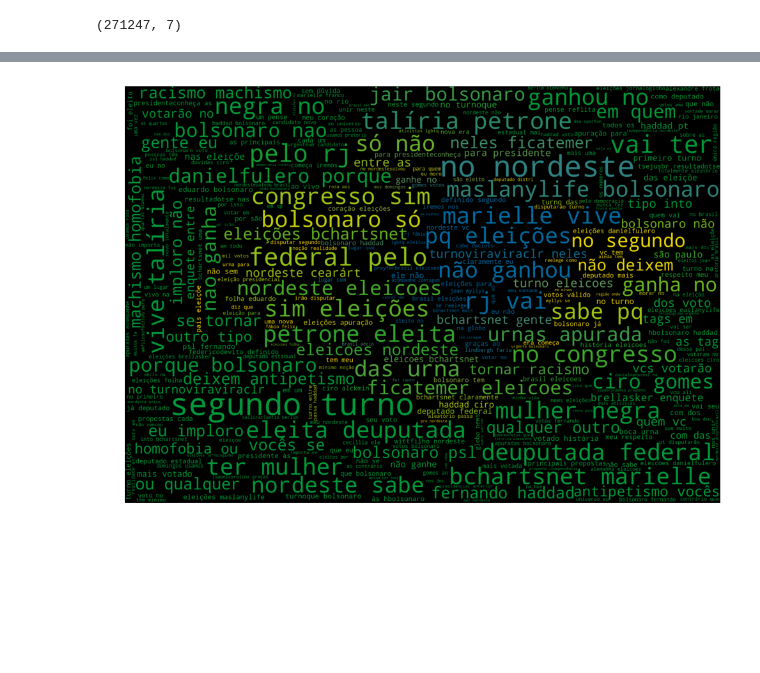
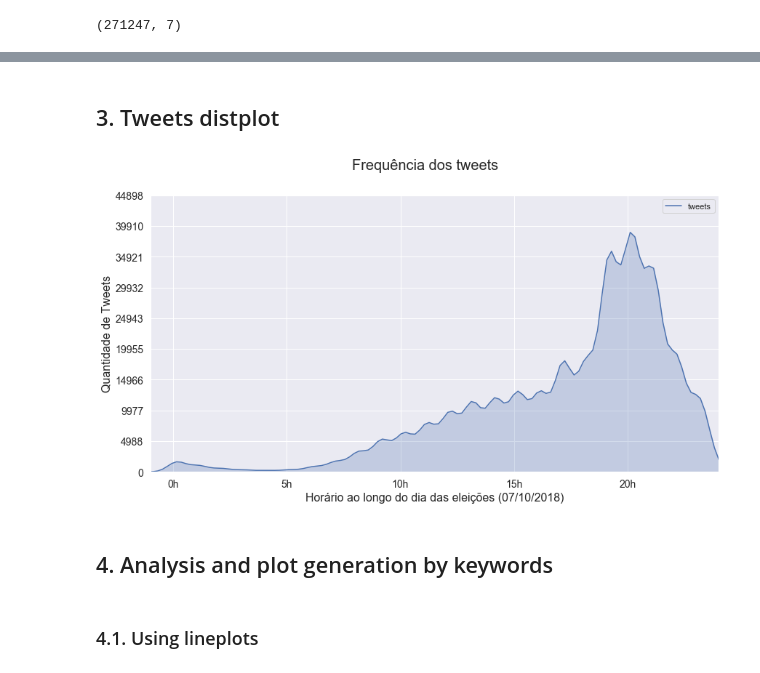
Before and after one commit to leodlca/2018-brazilian-elections, a Jupyter notebook: elections.ipynb, the cells around one changed output, grey strips where cells are left out. Drawn from its saved outputs; the diff is of its cells as text; code cells hidden in the pictures; blank space fills up the shorter version.

Commit message:
Finished generating plots, started to document

```diff
--- a/elections.ipynb
+++ b/elections.ipynb
@@ -211,4 +62,24 @@ generate_wordcloud_timegap(brazilian_flag_mask, 350, 200, 'black', 'brazilian-fl
-# %%
-generate_wordcloud_timegap(brazilian_flag_mask, 350, 200, 'black', 'brazilian-flag-19-24', min_gap=19, max_gap=24)
-# %% [output]
-[figure, removed]
+# %% [markdown]
+## 3. Tweets distplot
+# %%
+fig = sns.kdeplot(df_day['created_at_hour_float'], shade=True)
+
+fig.figure.suptitle("Frequência dos tweets", fontsize=20)
+
+plt.xlabel('Horário ao longo do dia das eleições (07/10/2018)', fontsize=16)
+plt.xticks(fig.get_xticks(), list(map(lambda x: str(int(x)) + 'h', fig.get_xticks())), fontsize=14)
+plt.xlim([-1, 24])
+
+plt.ylabel('Quantidade de Tweets', fontsize=16)
+plt.yticks(fig.get_yticks(), (fig.get_yticks() * df_day.shape[0]).astype(int), fontsize=14)
+
+plt.legend(['tweets'])
+
+now = str(int(datetime.now().timestamp()))
+plt.savefig('plots/displot-{}.png'.format(now))
+# %% [output]
+[figure, added]
+# %% [markdown]
+## 4. Analysis and plot generation by keywords
+# %% [markdown]
+### 4.1. Using lineplots
```
Also changed, not shown: parts of 47 cells of this notebook, 18 other files.
